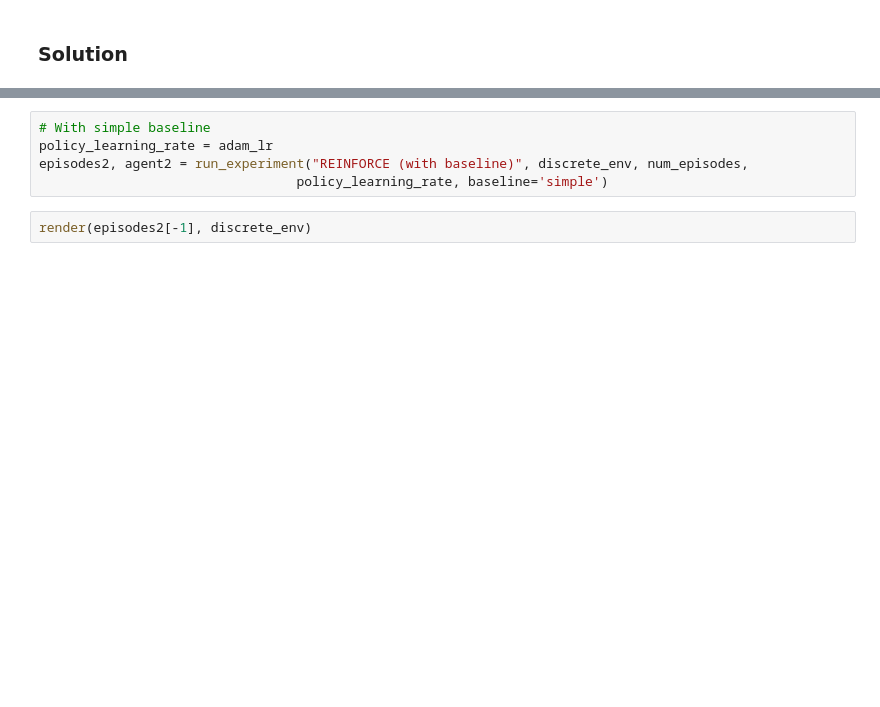
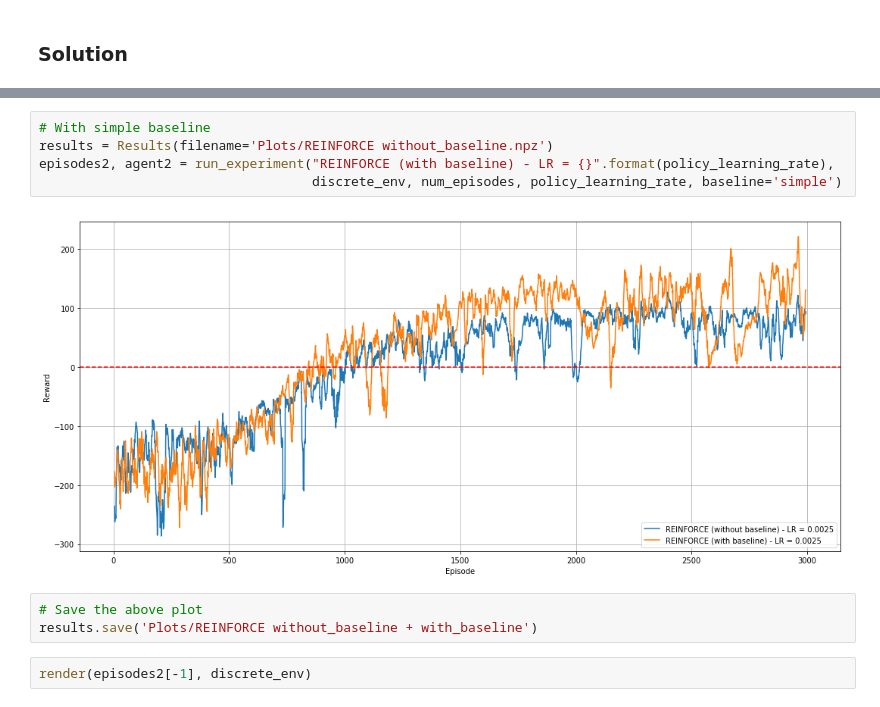
Before and after one commit to franckdess/ANN_Project3-Reinforcement_Learning, a Jupyter notebook: miniproject3_2019.ipynb, the cells around one changed output, grey strips where cells are left out. Saved outputs shown, nothing was run; the diff lists cells and outputs as text; blank space fills up the shorter version.

```diff
--- a/miniproject3_2019.ipynb
+++ b/miniproject3_2019.ipynb
@@ -442,8 +452,13 @@ adam_lr = 0.001
 # %%
 # With simple baseline
-policy_learning_rate = adam_lr
-episodes2, agent2 = run_experiment("REINFORCE (with baseline)", discrete_env, num_episodes,
-                                 policy_learning_rate, baseline='simple')
+results = Results(filename='Plots/REINFORCE without_baseline.npz')
+episodes2, agent2 = run_experiment("REINFORCE (with baseline) - LR = {}".format(policy_learning_rate),
+                                   discrete_env, num_episodes, policy_learning_rate, baseline='simple')
+# %% [output]
+[figure, added]
+# %%
+# Save the above plot
+results.save('Plots/REINFORCE without_baseline + with_baseline')
 # %%
 render(episodes2[-1], discrete_env)
 # %% [markdown]
```
Also changed, not shown: parts of 38 cells of this notebook, 5 other files.
